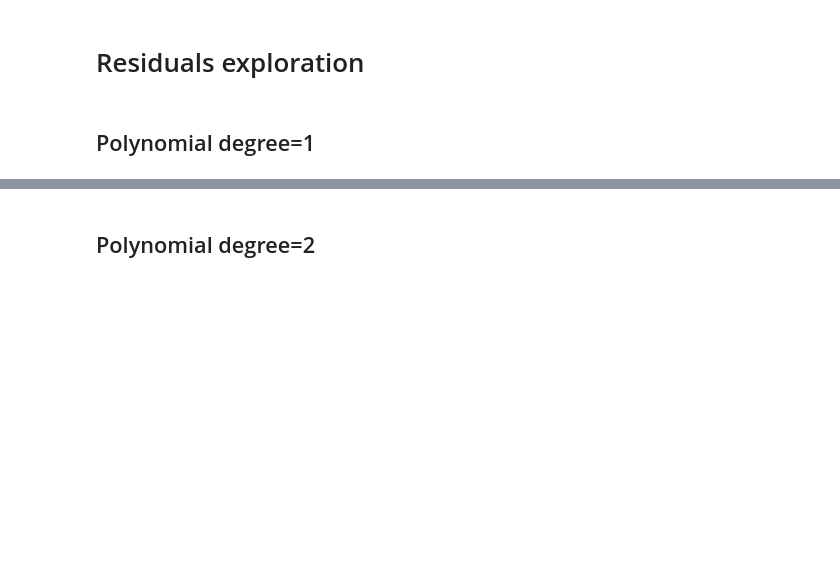
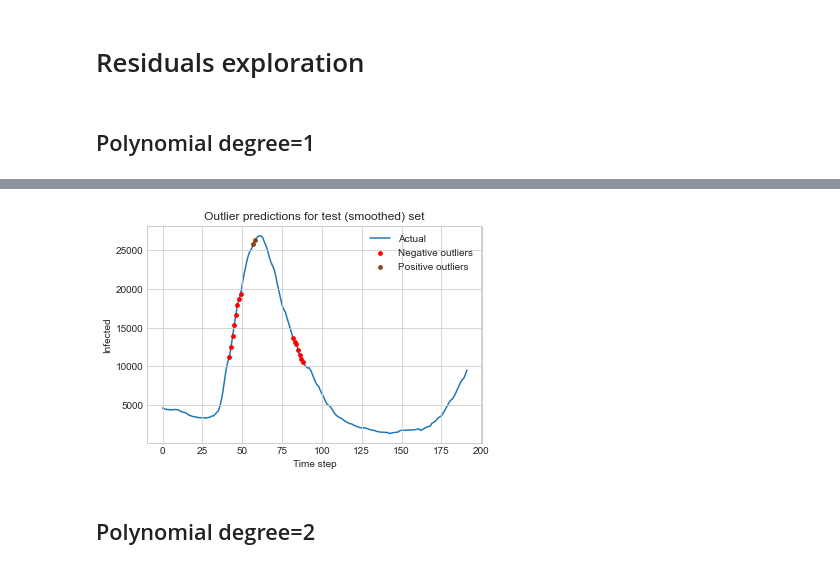
Before and after one commit to marialonsogar/COVID-Dynamics-Model-Comparison, a Jupyter notebook: modeling/trend-extrapolation-COVID-Spain.ipynb, the cells around one changed output, grey strips where cells are left out. Saved outputs shown, nothing was run; the diff lists cells and outputs as text; code cells hidden in the pictures; blank space fills up the shorter version.

```diff
--- a/modeling/trend-extrapolation-COVID-Spain.ipynb
+++ b/modeling/trend-extrapolation-COVID-Spain.ipynb
@@ -805,3 +813,21 @@ residuals_stats(standarize_residuals(residuals_test))
+# %%
+# predicted outliers in the test_ma set
+standarized_residuals_test_ma = standarize_residuals(residuals_test)
+outliers_low, = np.where(standarized_residuals_test_ma < -2)
+outliers_high, = np.where(standarized_residuals_test_ma > 2)
+
+test_ma = test.values
+plt.plot(test_ma, label='Actual', zorder=0)
+plt.scatter(outliers_low, test_ma[outliers_low], color='r', s=14, label='Negative outliers')
+plt.scatter(outliers_high, test_ma[outliers_high], color='saddlebrown', s=14, label='Positive outliers')
+test
+plt.legend()
+plt.title('Outlier predictions for test (smoothed) set')
+plt.xlabel('Time step')
+plt.ylabel('Infected')
+plt.show()
+# %% [output]
+[figure, added]
 # %% [markdown]
 ## Polynomial degree=2
 # %%
```
Also changed, not shown: parts of 4 cells of this notebook, 2 other files.
